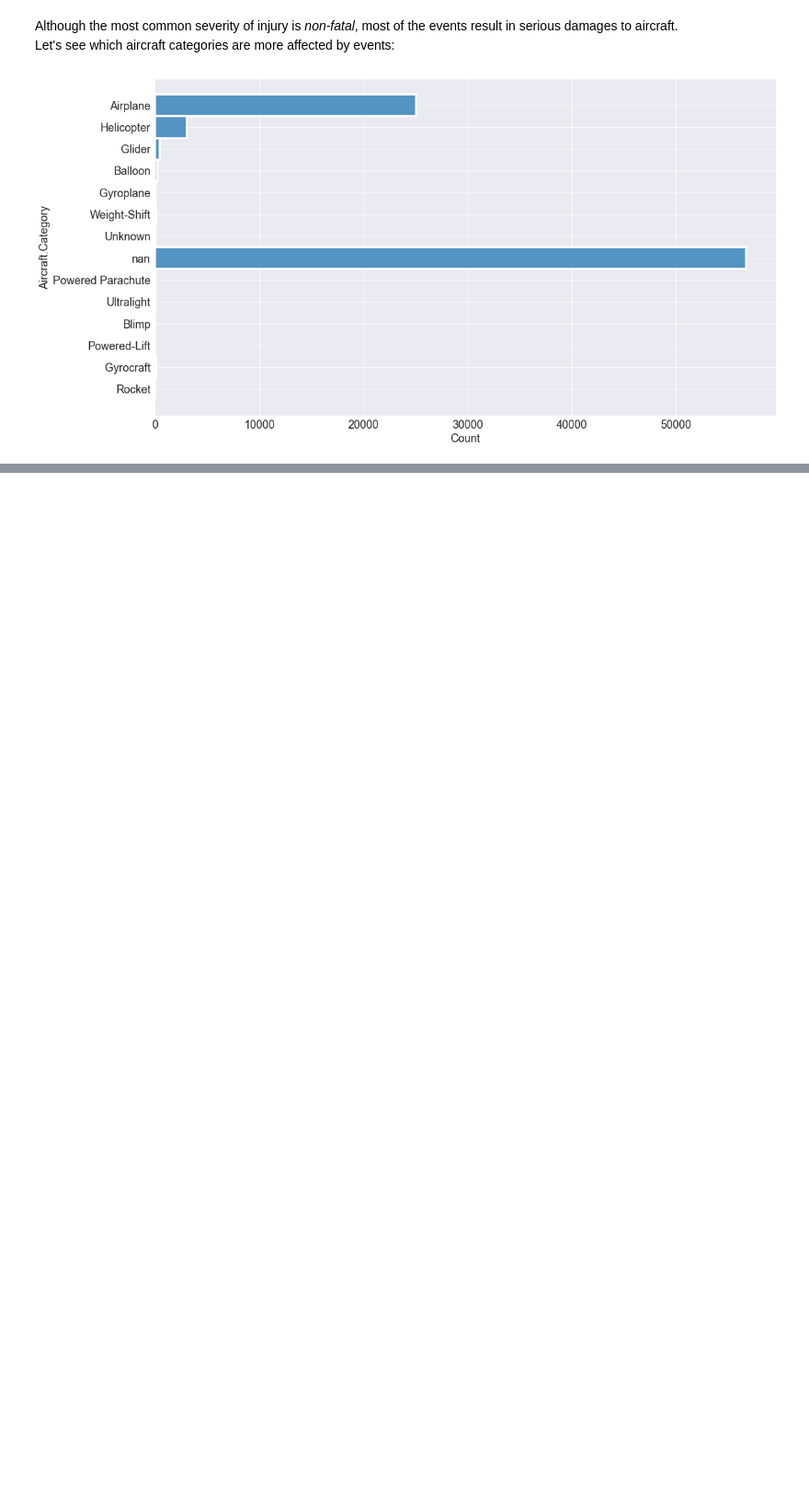
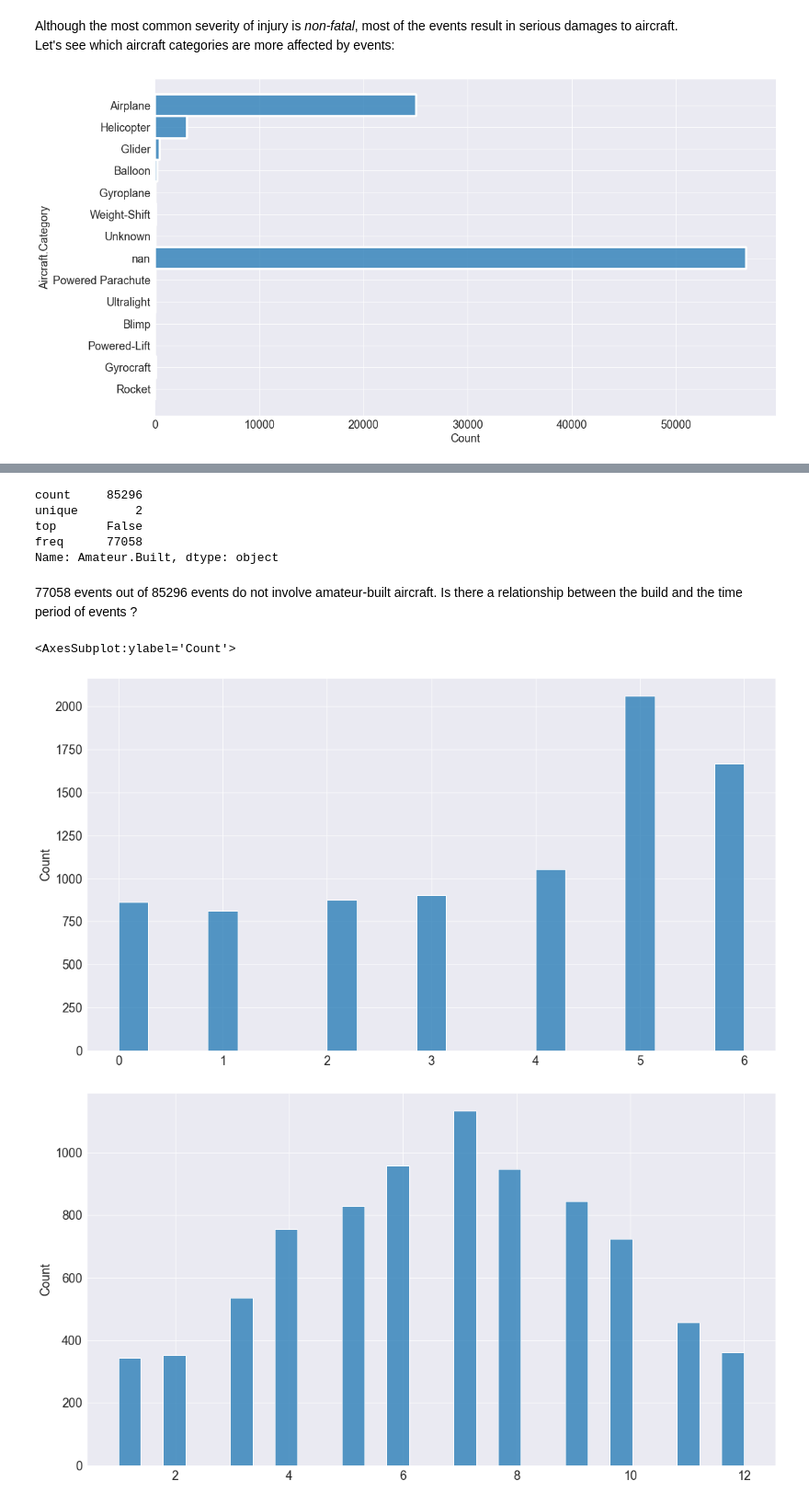
Before and after one commit to zaitrik/aviation_stats, a Jupyter notebook: aviation_stats.ipynb, the cells around one changed output, grey strips where cells are left out. Shown at 92% size. Saved outputs shown, nothing was run; the diff lists cells and outputs as text; code cells hidden in the pictures; blank space fills up the shorter version.

```diff
--- a/aviation_stats.ipynb
+++ b/aviation_stats.ipynb
@@ -228,0 +272,20 @@ Airplanes are more represented than other aircraft types. That being said, the m
+# %%
+print(aviation_ds['Amateur.Built'].describe())
+# %% [output]
+count     85296
+unique        2
+top       False
+freq      77058
+Name: Amateur.Built, dtype: object
+# %% [markdown]
+77058 events out of 85296 events do not involve amateur-built aircraft. Is there a relationship between the build and the time period of events ?
+# %%
+x = aviation_ds[aviation_ds['Amateur.Built'] == True]['Event.Weekday']
+y = aviation_ds[aviation_ds['Amateur.Built'] == True]['Event.Month']
+sns.histplot(x =x.values)
+plt.figure()
+sns.histplot(x = y.values)
+# %% [output]
+<AxesSubplot:ylabel='Count'>
+[figure, added]
+[figure, added]
```
Also changed, not shown: parts of 16 cells of this notebook.
